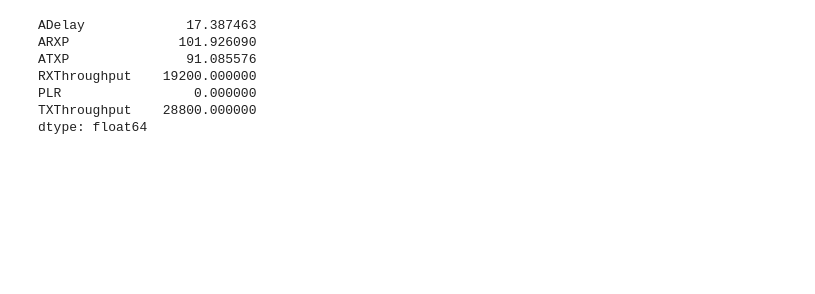
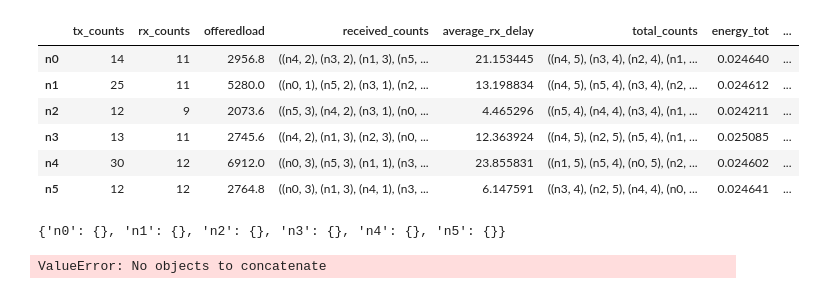
Before and after one commit to andrewbolster/aietes, a Jupyter notebook: scripts/notebooks/AIETES/AIETES Repair Experiments.ipynb, the cells around one changed output. Cells and saved outputs as stored; diff of their text form; code cells hidden in the pictures; blank space fills up the shorter version.

```diff
--- a/scripts/notebooks/AIETES/AIETES Repair Experiments.ipynb
+++ b/scripts/notebooks/AIETES/AIETES Repair Experiments.ipynb
@@ -4,13 +4,13 @@ import re
 import seaborn as sns
 import aietes
 reload(aietes)
-numpy.seterr(invalid='warn')
+np.seterr(invalid='warn')
 
 # Make up a datapackage and hope for the best
 sim = aietes.Simulation(title="test",
-                        config_file=aietes.Tools.get_config_file('behave_all_mobile.conf'),
+                        config_file=aietes.Tools.get_config_file('bella_static.conf'),
                         progress_display=False)
-sim.prepare(sim_time=1250)
+sim.prepare(sim_time=500)
 sim.simulate()
 dp = sim.generate_datapackage()
 # %% [output]
@@ -35,19 +34,27 @@ Warning: IOStream has no fileno.
-# %%
-dp.comms['logs']['n0']['trust']['n2'][1]
-# %% [output]
-ADelay             17.387463
-ARXP              101.926090
-ATXP               91.085576
-RXThroughput    19200.000000
-PLR                 0.000000
-TXThroughput    28800.000000
-dtype: float64
+# %%
+dp.comms['stats']
+# %% [output]
+|  | tx_counts | rx_counts | offeredload | received_counts | average_rx_delay | total_counts | energy_tot | ... |
+| n0 | 14 | 11 | 2956.8 | ((n4, 2), (n3, 2), (n1, 3), (n5, ... | 21.153445 | ((n4, 5), (n3, 4), (n2, 4), (n1, ... | 0.024640 | ... |
+| n1 | 25 | 11 | 5280.0 | ((n0, 1), (n5, 2), (n3, 1), (n2, ... | 13.198834 | ((n4, 5), (n5, 4), (n3, 4), (n2, ... | 0.024612 | ... |
+| n2 | 12 | 9 | 2073.6 | ((n5, 3), (n4, 2), (n3, 1), (n0, ... | 4.465296 | ((n5, 4), (n4, 4), (n3, 4), (n1, ... | 0.024211 | ... |
+| n3 | 13 | 11 | 2745.6 | ((n4, 2), (n1, 3), (n2, 3), (n0, ... | 12.363924 | ((n4, 5), (n2, 5), (n5, 4), (n1, ... | 0.025085 | ... |
+| n4 | 30 | 12 | 6912.0 | ((n0, 3), (n5, 3), (n1, 1), (n3, ... | 23.855831 | ((n1, 5), (n5, 4), (n0, 5), (n2, ... | 0.024602 | ... |
+| n5 | 12 | 12 | 2764.8 | ((n0, 3), (n1, 3), (n4, 1), (n3, ... | 6.147591 | ((n3, 4), (n2, 5), (n4, 4), (n0, ... | 0.024641 | ... |
+# %%
+comms_logs = dp.comms['logs']
+trust = {node: log['trust'] for node, log in comms_logs.items()}
+trust
+# %% [output]
+{'n0': {}, 'n1': {}, 'n2': {}, 'n3': {}, 'n4': {}, 'n5': {}}
 # %%
 import bounos.Analyses.Trust as Trust
 reload(Trust)
 tf = Trust.generate_trust_logs_from_comms_logs(dp.comms['logs'])
 tp = Trust.generate_node_trust_perspective(tf, par=False)
-tf.to_pickle("pre_tf")
-tp.to_pickle("pre_tp")
+#tf.to_pickle("pre_tf")
+#tp.to_pickle("pre_tp")
+# %% [output]
+ValueError: No objects to concatenate
 # %%
 tp
```
Also changed, not shown: parts of 6 cells of this notebook, 15 other files.
